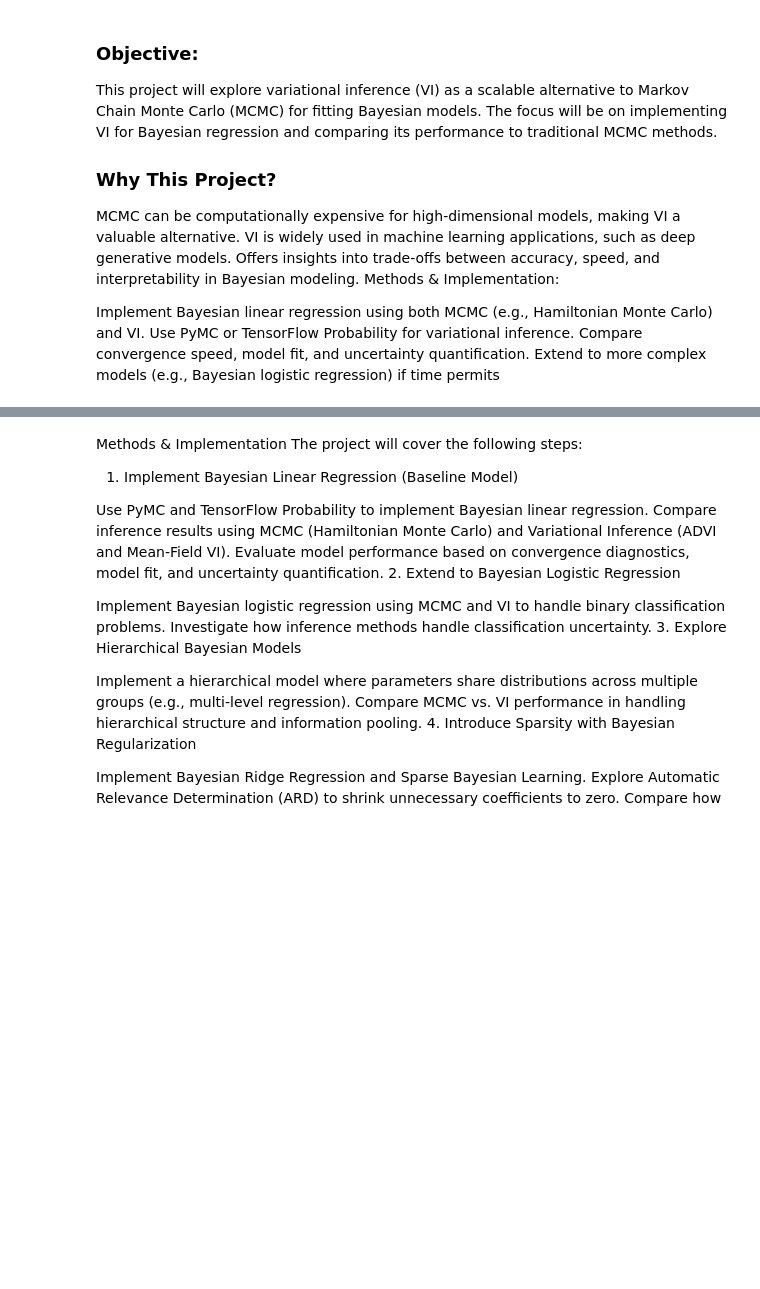
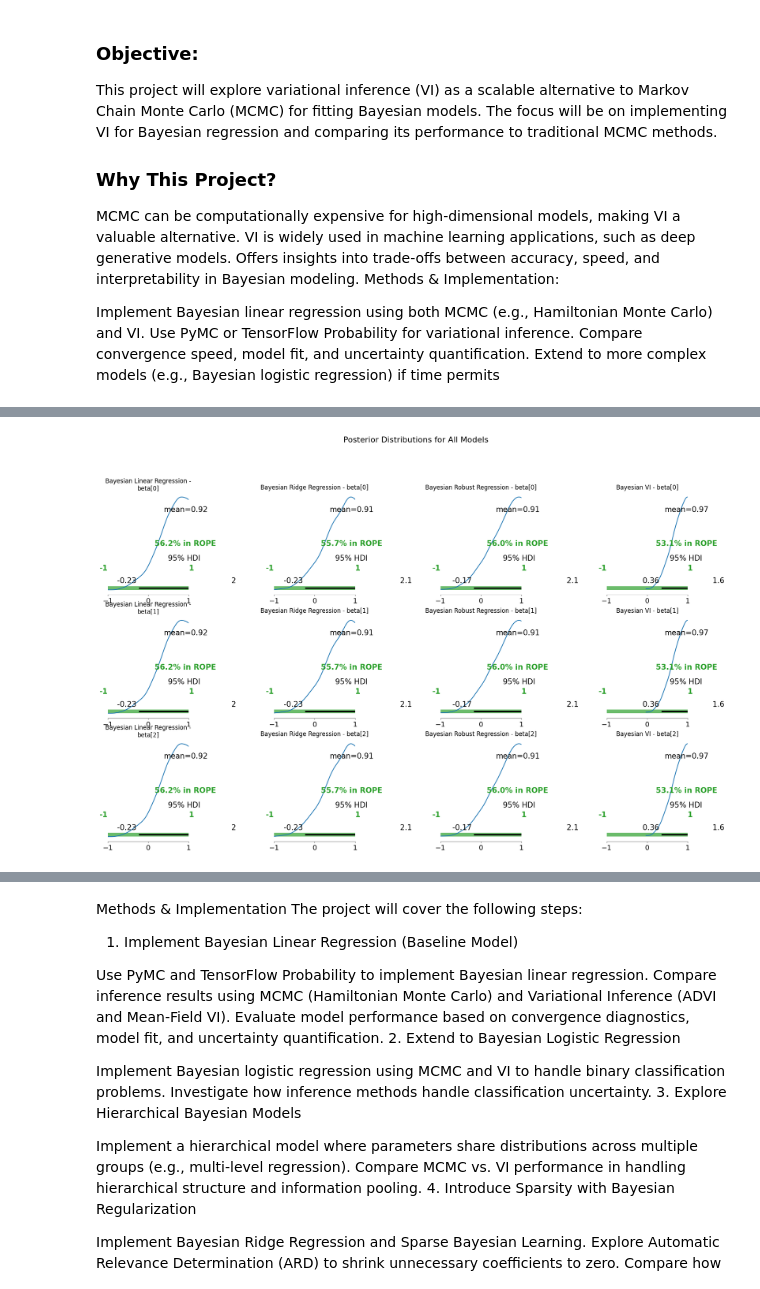
Before and after one commit to javmencia/COBWEBfiles, a Jupyter notebook: STA410FP.ipynb, the cells around one changed output, grey strips where cells are left out. Drawn from its saved outputs; the diff is of its cells as text; code cells hidden in the pictures; blank space fills up the shorter version.

```diff
--- a/STA410FP.ipynb
+++ b/STA410FP.ipynb
@@ -149,84 +185,98 @@ plt.show()
 import pymc as pm
 import numpy as np
 import scipy.stats as stats
+import matplotlib.pyplot as plt
 import arviz as az
-import matplotlib.pyplot as plt
 
-### Implementation:
-
-# Bayesian Linear Regression Model with MCMC
+# Bayesian Linear Regression Model
 def bayesian_regression_mcmc(X, y):
     with pm.Model() as model:
-        beta = pm.MvNormal("beta", mu=true_beta, chol=np.eye(3), shape=3)
+        beta = pm.MvNormal("beta", mu=true_beta, cov=np.eye(3), shape=(3,))
         sigma = pm.HalfCauchy("sigma", beta=2)
-        mu = pm.math.dot(X, beta)
+
+        mu = pm.math.dot(X, beta[:, None]).flatten()  # Ensure correct shape
         y_obs = pm.Normal("y_obs", mu=mu, sigma=sigma, observed=y)
+
         trace = pm.sample(2000, return_inferencedata=True, target_accept=0.95,
                           idata_kwargs={"log_likelihood": True})
+
     return model, trace
 
 # Bayesian Ridge Regression Model
 def bayesian_ridge_regression(X, y):
     with pm.Model() as model:
-        beta = pm.MvNormal("beta", mu=true_beta, chol=np.eye(3), shape=3)
+        beta = pm.MvNormal("beta", mu=true_beta, cov=np.eye(3), shape=(3,))
         sigma = pm.HalfCauchy("sigma", beta=2)
-        mu = pm.math.dot(X, beta)
+
+        mu = pm.math.dot(X, beta[:, None]).flatten()
         y_obs = pm.Normal("y_obs", mu=mu, sigma=sigma, observed=y)
+
         trace = pm.sample(2000, return_inferencedata=True, target_accept=0.95,
                           idata_kwargs={"log_likelihood": True})
+
     return model, trace
 
 # Bayesian Robust Regression Model
 def bayesian_robust_regression(X, y):
     with pm.Model() as model:
-        beta = pm.MvNormal("beta", mu=true_beta, chol=np.eye(3), shape=3)
+        beta = pm.MvNormal("beta", mu=true_beta, cov=np.eye(3), shape=(3,))
         sigma = pm.HalfCauchy("sigma", beta=2)
         nu = pm.Exponential("nu", 1/30)
-        mu = pm.math.dot(X, beta)
+
+        mu = pm.math.dot(X, beta[:, None]).flatten()
         y_obs = pm.StudentT("y_obs", nu=nu, mu=mu, sigma=sigma, observed=y)
+
         trace = pm.sample(2000, return_inferencedata=True, target_accept=0.95,
                           idata_kwargs={"log_likelihood": True})
+
     return model, trace
 
-# Variational Inference for Bayesian Regression
+# Bayesian Variational Inference Model
 def bayesian_regression_vi(X, y):
     with pm.Model() as model:
-        beta = pm.MvNormal("beta", mu=true_beta, chol=np.eye(3), shape=3)
+        beta = pm.MvNormal("beta", mu=true_beta, cov=np.eye(3), shape=(3,))
         sigma = pm.HalfCauchy("sigma", beta=2)
-        mu = pm.math.dot(X, beta)
+
+        mu = pm.math.dot(X, beta[:, None]).flatten()
         y_obs = pm.Normal("y_obs", mu=mu, sigma=sigma, observed=y)
+
         approx = pm.fit(n=10000, method="advi")
+
     return model, approx.sample(1000)
 
-# Simulated Data Generation
+# Generate Data
 np.random.seed(410)
 n = 50
 X = np.ones((n, 3))
 for i in range(0, X.shape[1], 2):
     X[i::2, i] = 0
     X[i+1::2, i] = 1
+
 true_beta = np.logspace(0, 1, 3, base=2)
 sigma_true = 1
 y = np.dot(X, true_beta) + stats.norm(0, sigma_true).rvs(n)
 
-# Model Execution
+# Run Models
 model_mcmc, trace_mcmc = bayesian_regression_mcmc(X, y)
 model_ridge, trace_ridge = bayesian_ridge_regression(X, y)
 model_robust, trace_robust = bayesian_robust_regression(X, y)
 model_vi, trace_vi = bayesian_regression_vi(X, y)
 
-# Visualization
+# Plot Results
 fig, axes = plt.subplots(3, 4, figsize=(18, 12))
+
+# Plot Posterior Distributions
 models = [trace_mcmc, trace_ridge, trace_robust, trace_vi]
-names = ["Bayesian Linear", "Bayesian Ridge", "Bayesian Robust", "Bayesian VI"]
+titles = ["Bayesian Linear Regression", "Bayesian Ridge Regression", "Bayesian Robust Regression", "Bayesian VI"]
 
 for j, trace in enumerate(models):
     for i in range(3):
         az.plot_posterior(trace, var_names=["beta"], hdi_prob=0.95, ax=axes[i, j], rope=(-1, 1))
-        axes[i, j].set_title(f"{names[j]} Regression - beta[{i}]")
+        axes[i, j].set_title(f"{titles[j]} - beta[{i}]")
         axes[i, j].set_xlim(-1, 1)
 
 plt.suptitle("Posterior Distributions for All Models", fontsize=16)
 plt.tight_layout()
 plt.subplots_adjust(top=0.85)
 plt.show()
+# %% [output]
@@ -233,3 +291,4 @@ plt.show()
+[figure, added]
 # %%
 def bayesian_regression_mcmc(X, y):
     with pm.Model() as model:
```
Also changed, not shown: parts of 5 cells of this notebook.
